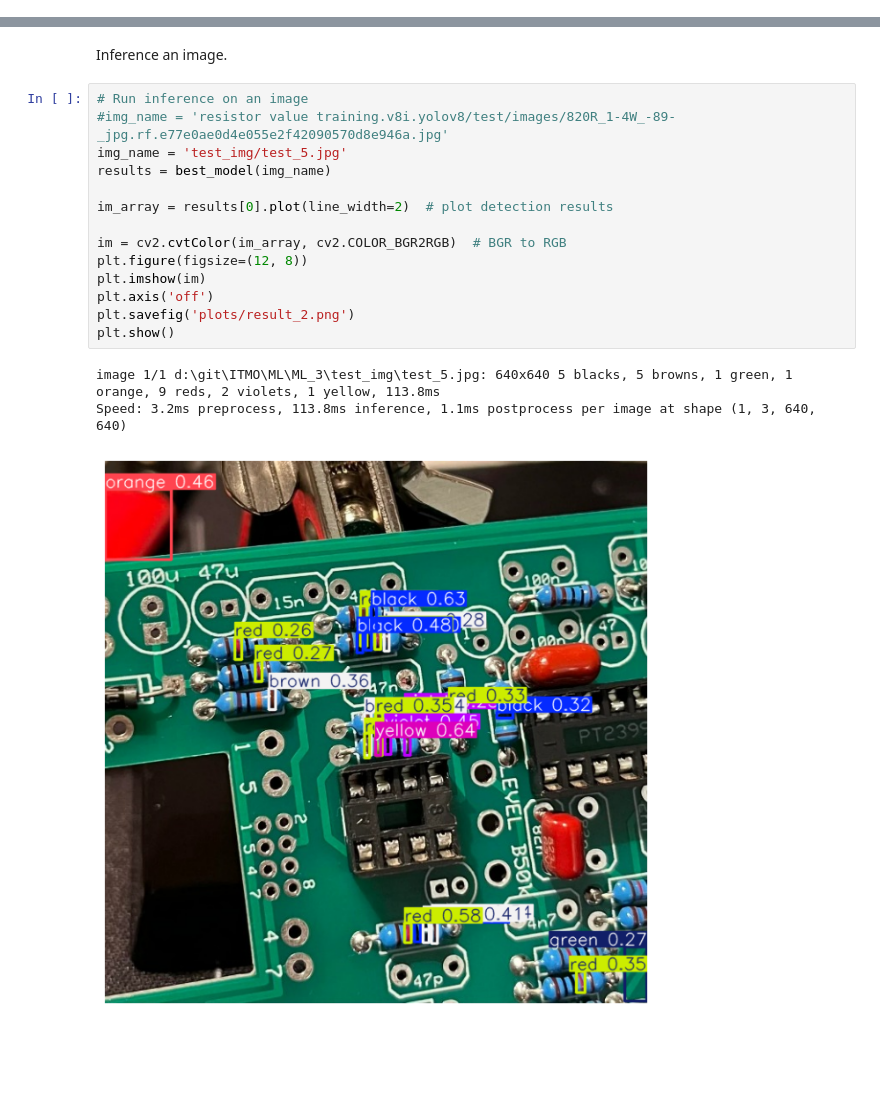
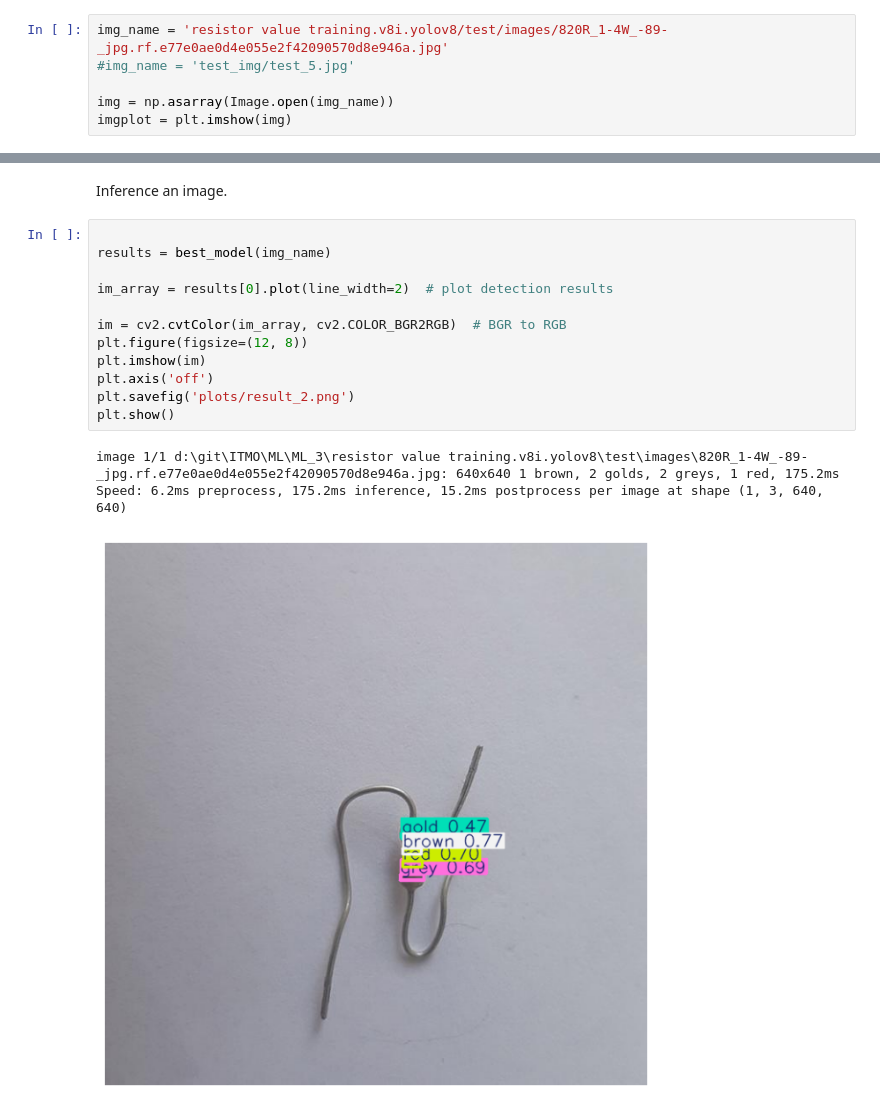
Before and after one commit to romangorbunov91/ML_3, a Jupyter notebook: inference.ipynb, the cells around one changed output, grey strips where cells are left out. Cells and saved outputs as stored; diff of their text form; blank space fills up the shorter version.

```diff
--- a/inference.ipynb
+++ b/inference.ipynb
@@ -33,0 +37,6 @@ best_model = YOLO('train_yolov8n/weights/best.pt')
+# %%
+img_name = 'resistor value training.v8i.yolov8/test/images/820R_1-4W_-89-_jpg.rf.e77e0ae0d4e055e2f42090570d8e946a.jpg'
+#img_name = 'test_img/test_5.jpg'
+
+img = np.asarray(Image.open(img_name))
+imgplot = plt.imshow(img)
@@ -34,23 +45,21 @@ best_model = YOLO('train_yolov8n/weights/best.pt')
 # %% [markdown]
 Inference an image.
 # %%
-# Run inference on an image
-#img_name = 'resistor value training.v8i.yolov8/test/images/820R_1-4W_-89-_jpg.rf.e77e0ae0d4e055e2f42090570d8e946a.jpg'
-img_name = 'test_img/test_5.jpg'
+
 results = best_model(img_name)
 
 im_array = results[0].plot(line_width=2)  # plot detection results
 
 im = cv2.cvtColor(im_array, cv2.COLOR_BGR2RGB)  # BGR to RGB
 plt.figure(figsize=(12, 8))
 plt.imshow(im)
 plt.axis('off')
 plt.savefig('plots/result_2.png')
 plt.show()
 # %% [output]
-image 1/1 d:\git\ITMO\ML\ML_3\test_img\test_5.jpg: 640x640 5 blacks, 5 browns, 1 green, 1 orange, 9 reds, 2 violets, 1 yellow, 113.8ms
-Speed: 3.2ms preprocess, 113.8ms inference, 1.1ms postprocess per image at shape (1, 3, 640, 640)
+image 1/1 d:\git\ITMO\ML\ML_3\resistor value training.v8i.yolov8\test\images\820R_1-4W_-89-_jpg.rf.e77e0ae0d4e055e2f42090570d8e946a.jpg: 640x640 1 brown, 2 golds, 2 greys, 1 red, 175.2ms
+Speed: 6.2ms preprocess, 175.2ms inference, 15.2ms postprocess per image at shape (1, 3, 640, 640)
-[figure, old version]
+[figure, new version]
 # %%
 # Получаем имена классов
 names = best_model.names  # словарь {id: name}
```
Also changed, not shown: parts of 4 cells of this notebook.
